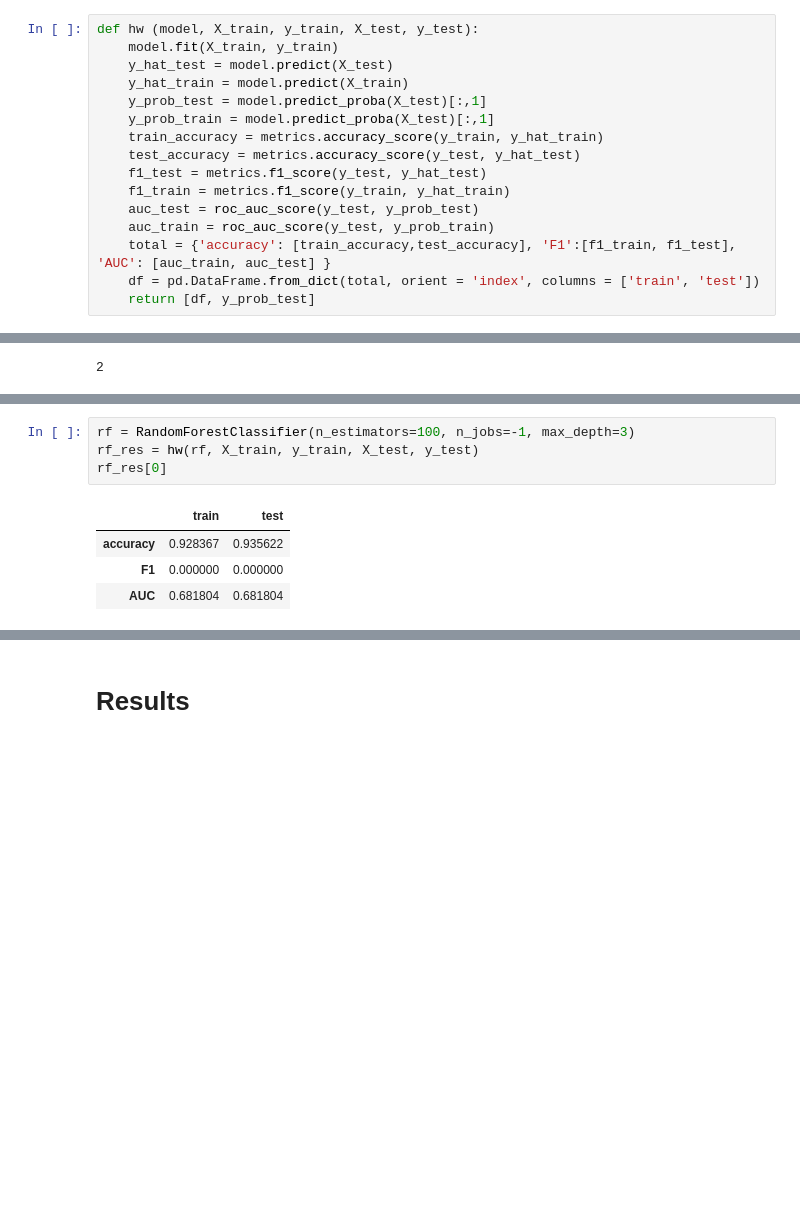
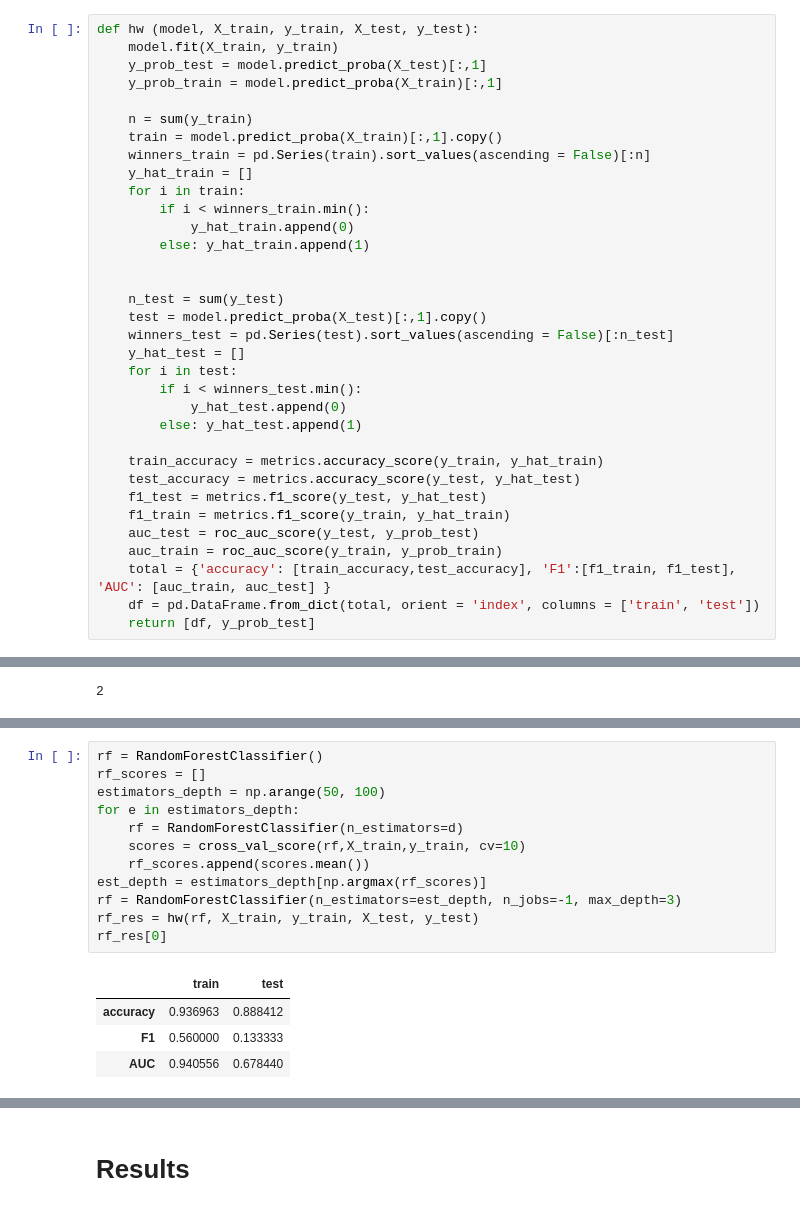
Before and after one commit to stat426-fall2021/classproject-front-row, a Jupyter notebook: front-row-project-data.ipynb, the cells around one changed output, grey strips where cells are left out. Cells and saved outputs as stored; diff of their text form; blank space fills up the shorter version.

```diff
--- a/front-row-project-data.ipynb
+++ b/front-row-project-data.ipynb
@@ -249,16 +251,34 @@ nb = MultinomialNB()
 # %%
 def hw (model, X_train, y_train, X_test, y_test):
     model.fit(X_train, y_train)
-    y_hat_test = model.predict(X_test)
-    y_hat_train = model.predict(X_train)
     y_prob_test = model.predict_proba(X_test)[:,1]
-    y_prob_train = model.predict_proba(X_test)[:,1]
+    y_prob_train = model.predict_proba(X_train)[:,1]
+
+    n = sum(y_train)
+    train = model.predict_proba(X_train)[:,1].copy()
+    winners_train = pd.Series(train).sort_values(ascending = False)[:n]
+    y_hat_train = []
+    for i in train:
+        if i < winners_train.min():
+            y_hat_train.append(0)
+        else: y_hat_train.append(1)
+
+
+    n_test = sum(y_test)
+    test = model.predict_proba(X_test)[:,1].copy()
+    winners_test = pd.Series(test).sort_values(ascending = False)[:n_test]
+    y_hat_test = []
+    for i in test:
+        if i < winners_test.min():
+            y_hat_test.append(0)
+        else: y_hat_test.append(1)
+
     train_accuracy = metrics.accuracy_score(y_train, y_hat_train)
     test_accuracy = metrics.accuracy_score(y_test, y_hat_test)
     f1_test = metrics.f1_score(y_test, y_hat_test)
     f1_train = metrics.f1_score(y_train, y_hat_train)
     auc_test = roc_auc_score(y_test, y_prob_test)
-    auc_train = roc_auc_score(y_test, y_prob_train)
+    auc_train = roc_auc_score(y_train, y_prob_train)
     total = {'accuracy': [train_accuracy,test_accuracy], 'F1':[f1_train, f1_test], 'AUC': [auc_train, auc_test] }
     df = pd.DataFrame.from_dict(total, orient = 'index', columns = ['train', 'test'])
     return [df, y_prob_test]
@@ -303,9 +417,17 @@ dc_res[0]
 # %%
-rf = RandomForestClassifier(n_estimators=100, n_jobs=-1, max_depth=3)
+rf = RandomForestClassifier()
+rf_scores = []
+estimators_depth = np.arange(50, 100)
+for e in estimators_depth:
+    rf = RandomForestClassifier(n_estimators=d)
+    scores = cross_val_score(rf,X_train,y_train, cv=10)
+    rf_scores.append(scores.mean())
+est_depth = estimators_depth[np.argmax(rf_scores)]
+rf = RandomForestClassifier(n_estimators=est_depth, n_jobs=-1, max_depth=3)
 rf_res = hw(rf, X_train, y_train, X_test, y_test)
 rf_res[0]
 # %% [output]
 |  | train | test |
-| accuracy | 0.928367 | 0.935622 |
-| F1 | 0.000000 | 0.000000 |
-| AUC | 0.681804 | 0.681804 |
+| accuracy | 0.936963 | 0.888412 |
+| F1 | 0.560000 | 0.133333 |
+| AUC | 0.940556 | 0.678440 |
```
Also changed, not shown: parts of 24 cells of this notebook.
